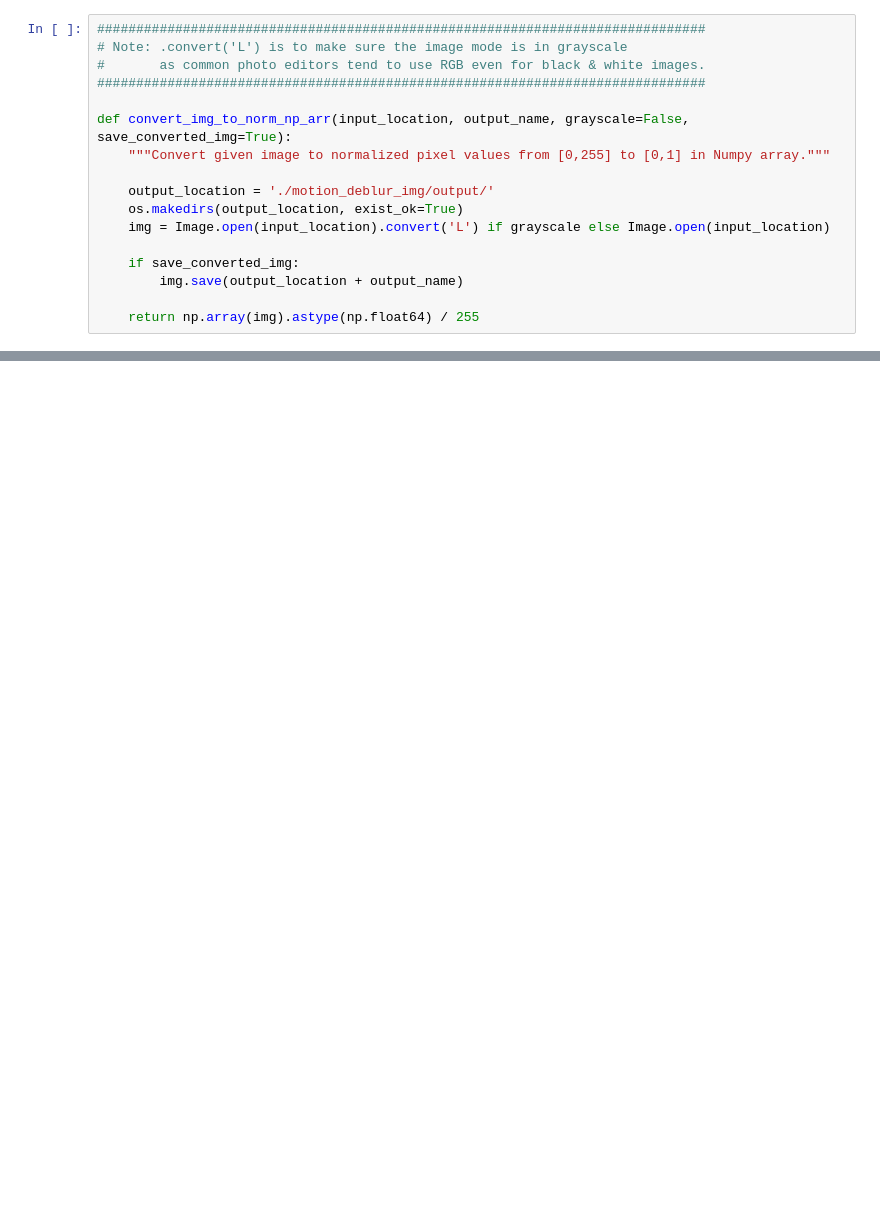
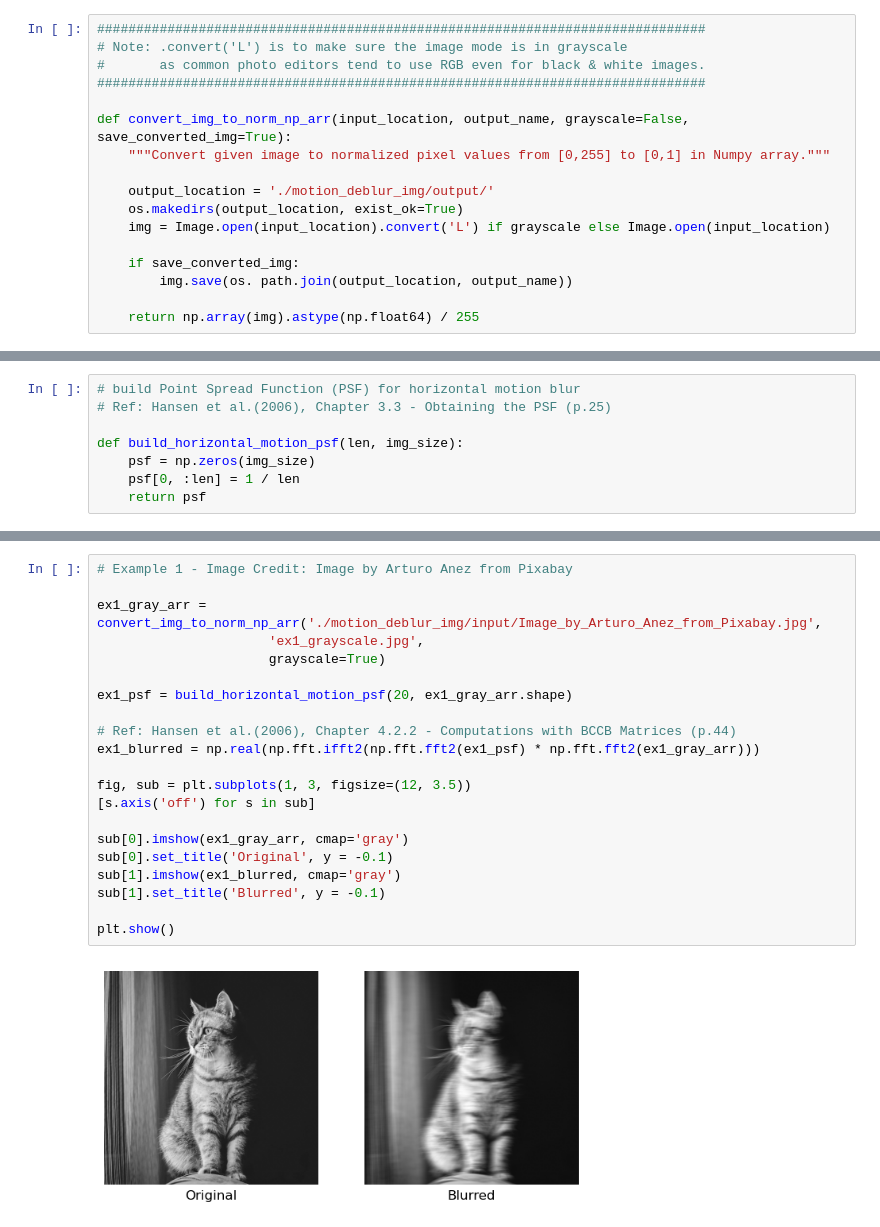
Before and after one commit to lunakim-ubc/ImageDeblurring, a Jupyter notebook: motion_deblur_linear.ipynb, the cells around one changed output, grey strips where cells are left out. Saved outputs shown, nothing was run; the diff lists cells and outputs as text; blank space fills up the shorter version.

Commit message:
add blurred example 1 (horizontal motion blur)

```diff
--- a/motion_deblur_linear.ipynb
+++ b/motion_deblur_linear.ipynb
@@ -18,6 +22,6 @@ def convert_img_to_norm_np_arr(input_location, output_name, grayscale=False, sav
     img = Image.open(input_location).convert('L') if grayscale else Image.open(input_location)
 
     if save_converted_img:
-        img.save(output_location + output_name)
+        img.save(os. path.join(output_location, output_name))
 
     return np.array(img).astype(np.float64) / 255
@@ -46,2 +28,10 @@ array([[0.51764706, 0.40392157, 0.49019608, ..., 0.11372549, 0.11372549,
+# %%
+# build Point Spread Function (PSF) for horizontal motion blur
+# Ref: Hansen et al.(2006), Chapter 3.3 - Obtaining the PSF (p.25)
+
+def build_horizontal_motion_psf(len, img_size):
+    psf = np.zeros(img_size)
+    psf[0, :len] = 1 / len
+    return psf
 # %% [markdown]
 ## Example 1
@@ -58,0 +38,23 @@ array([[0.51764706, 0.40392157, 0.49019608, ..., 0.11372549, 0.11372549,
+# %%
+# Example 1 - Image Credit: Image by Arturo Anez from Pixabay
+
+ex1_gray_arr = convert_img_to_norm_np_arr('./motion_deblur_img/input/Image_by_Arturo_Anez_from_Pixabay.jpg',
+                      'ex1_grayscale.jpg',
+                      grayscale=True)
+
+ex1_psf = build_horizontal_motion_psf(20, ex1_gray_arr.shape)
+
+# Ref: Hansen et al.(2006), Chapter 4.2.2 - Computations with BCCB Matrices (p.44)
+ex1_blurred = np.real(np.fft.ifft2(np.fft.fft2(ex1_psf) * np.fft.fft2(ex1_gray_arr)))
+
+fig, sub = plt.subplots(1, 3, figsize=(12, 3.5))
+[s.axis('off') for s in sub]
+
+sub[0].imshow(ex1_gray_arr, cmap='gray')
+sub[0].set_title('Original', y = -0.1)
+sub[1].imshow(ex1_blurred, cmap='gray')
+sub[1].set_title('Blurred', y = -0.1)
+
+plt.show()
+# %% [output]
+[figure, added]
```
Also changed, not shown: parts of 4 cells of this notebook.
